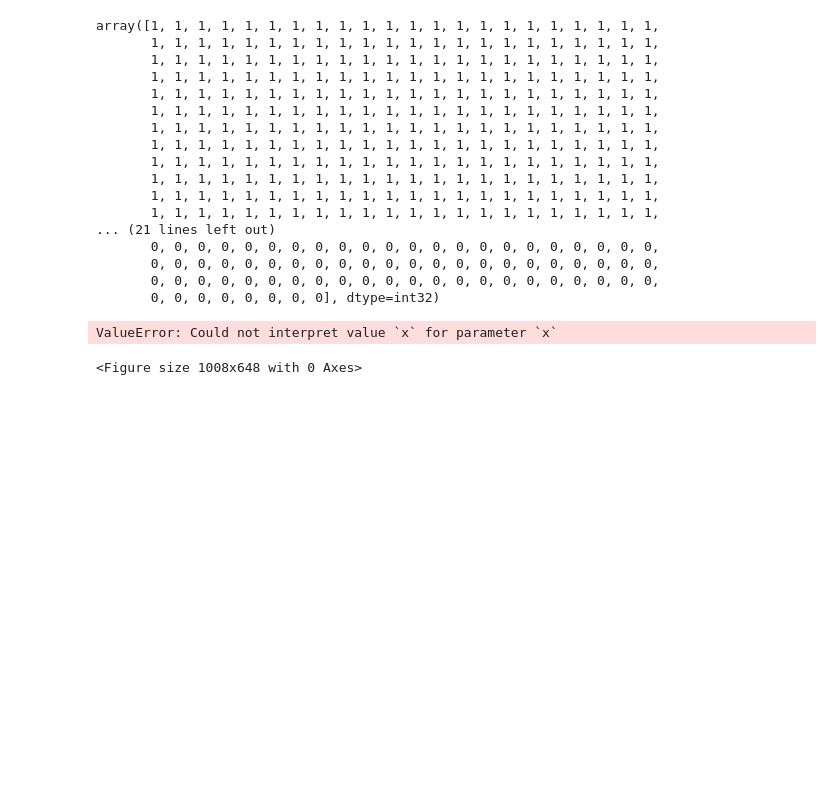
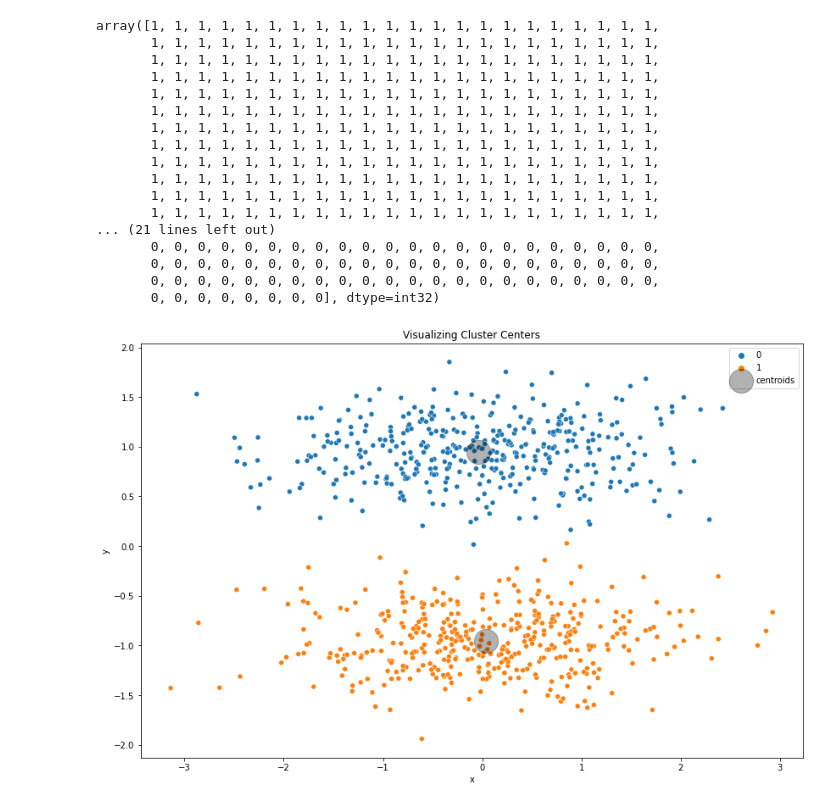
Before and after one commit to chloerwhitaker/clustering-exercises, a Jupyter notebook: modeling.ipynb, the cells around one changed output. Saved outputs shown, nothing was run; the diff lists cells and outputs as text; code cells hidden in the pictures; blank space fills up the shorter version.

```diff
--- a/modeling.ipynb
+++ b/modeling.ipynb
@@ -845,21 +845,20 @@ array([1, 1, 1, 1, 1, 1, 1, 1, 1, 1, 1, 1, 1, 1, 1, 1, 1, 1, 1, 1, 1, 1,
 # %%
 # lets visualize the clusters along with the centers on scaled data.
 
 plt.figure(figsize=(14, 9))
 
 # scatter plot of data with hue for cluster
-sns.scatterplot(x = 'x', y ='y', data = , hue = 'cluster')
+sns.scatterplot(x = 'x', y ='y', data = cluster_data_scaled, hue = 'cluster')
 
 # plot cluster centers (centroids)
 centroids_scaled.plot.scatter(x = 'x', y = 'y',
                              ax = plt.gca(),
                              s= 800,
                              color = 'k',
                              alpha = 0.3,
                              label = 'centroids')
 
 plt.title('Visualizing Cluster Centers')
 plt.legend();
 # %% [output]
-ValueError: Could not interpret value `x` for parameter `x`
-<Figure size 1008x648 with 0 Axes>
+[figure, added]
```
